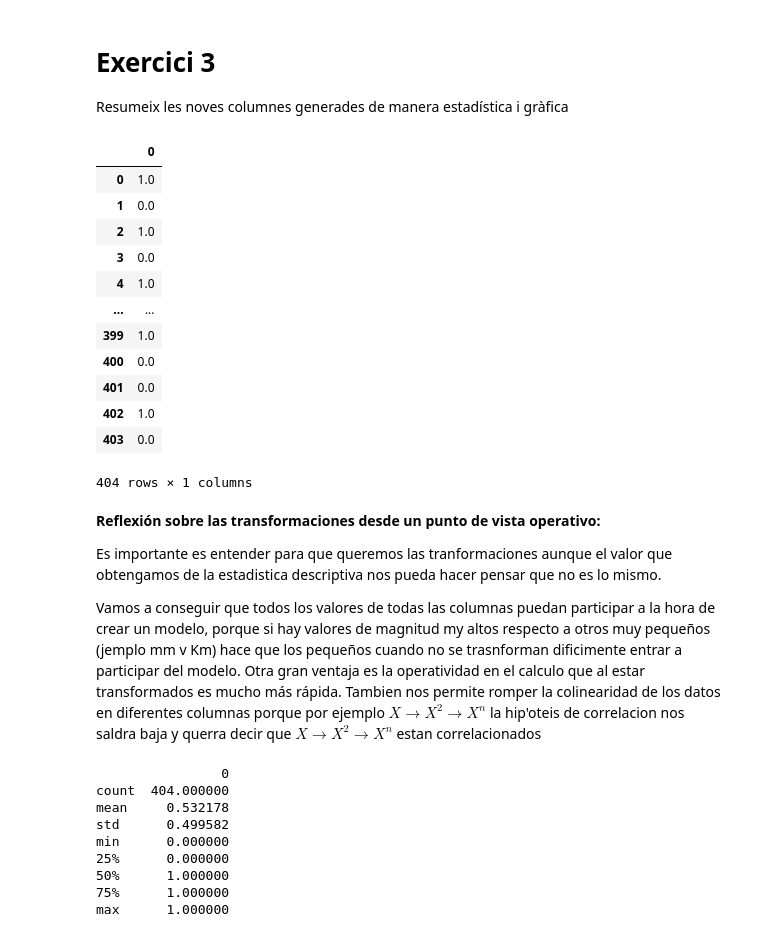
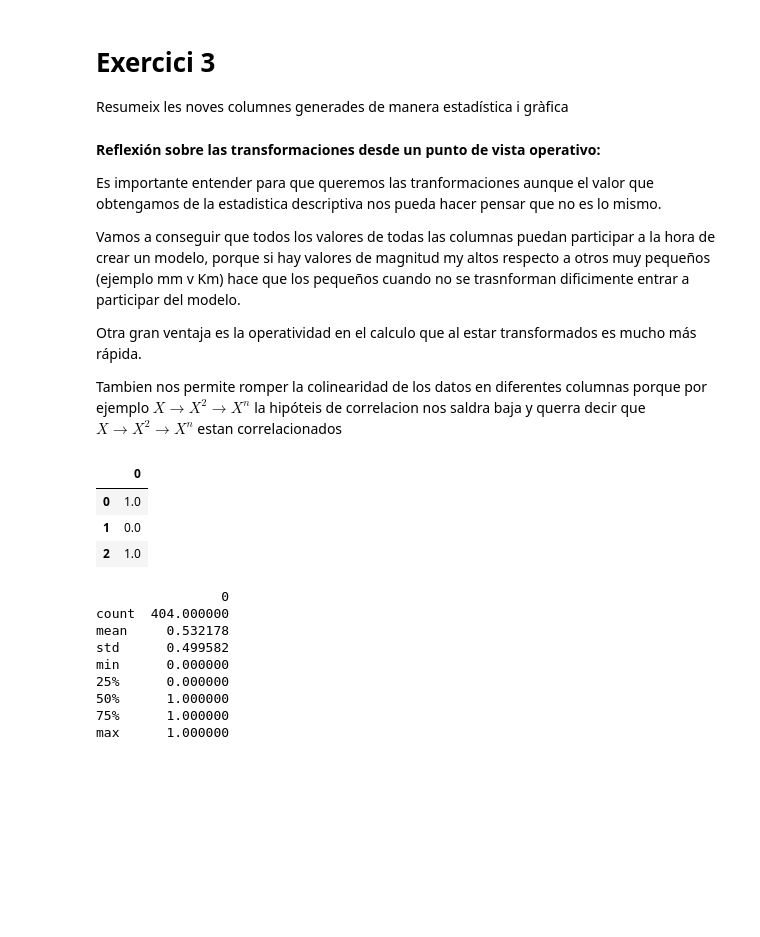
Before and after one commit to JMML2021/Tasca-M5-T02-Introducci-al-Machine-Learning, a Jupyter notebook: Tasca_M5_T02_Machine_Leaning.ipynb, the cells around one changed output. Saved outputs shown, nothing was run; the diff lists cells and outputs as text; code cells hidden in the pictures; blank space fills up the shorter version.

```diff
--- a/Tasca_M5_T02_Machine_Leaning.ipynb
+++ b/Tasca_M5_T02_Machine_Leaning.ipynb
@@ -418,31 +418,24 @@ plt.tight_layout(pad=0.4, w_pad=0.5, h_pad=5.0)
 # %% [markdown]
 # Exercici 3
 Resumeix les noves columnes generades de manera estadística i gràfica
+# %% [markdown]
+**Reflexión sobre las transformaciones desde un punto de vista operativo:**
+
+Es importante entender para que queremos las tranformaciones aunque el valor que obtengamos de la estadistica descriptiva nos pueda hacer pensar que no es lo mismo.
+
+Vamos a conseguir que todos los valores de todas las columnas puedan participar a la hora de crear un modelo, porque si hay valores de magnitud my altos respecto a otros muy pequeños (ejemplo mm v Km) hace que los pequeños cuando no se trasnforman dificimente entrar a participar del modelo.
+
+Otra gran ventaja es la operatividad en el calculo que al estar transformados es mucho más rápida.
+
+Tambien nos permite romper la colinearidad de los datos en diferentes columnas porque por ejemplo $X \rightarrow X^{2} \rightarrow X^{n}$ la hipóteis de correlacion nos saldra baja y querra decir que $X \rightarrow X^{2} \rightarrow X^{n}$ estan correlacionados
 # %%
 binary_CRIM = pd.DataFrame(binary_CRIM)
-binary_CRIM
+binary_CRIM[:3]
 # %% [output]
 |  | 0 |
 | 0 | 1.0 |
 | 1 | 0.0 |
 | 2 | 1.0 |
-| 3 | 0.0 |
-| 4 | 1.0 |
-| ... | ... |
-| 399 | 1.0 |
-| 400 | 0.0 |
-| 401 | 0.0 |
-| 402 | 1.0 |
-| 403 | 0.0 |
-404 rows × 1 columns
-# %% [markdown]
-**Reflexión sobre las transformaciones desde un punto de vista operativo:**
-
-Es importante es entender para que queremos las tranformaciones aunque el valor que obtengamos de la estadistica descriptiva nos pueda hacer pensar que no es lo mismo.
-
-Vamos a conseguir que todos los valores de todas las columnas puedan participar a la hora de crear un modelo, porque si hay valores de magnitud my altos respecto a otros muy pequeños (jemplo mm v Km) hace que los pequeños cuando no se trasnforman dificimente entrar a participar del modelo.
-Otra gran ventaja es la operatividad en el calculo que al estar transformados es mucho más rápida.
-Tambien nos permite romper la colinearidad de los datos en diferentes columnas porque por ejemplo $X \rightarrow X^{2} \rightarrow X^{n}$ la hip'oteis de correlacion nos saldra baja y querra decir que $X \rightarrow X^{2} \rightarrow X^{n}$ estan correlacionados
 # %%
 # Analizo los datos con estadistica descriptiva:
 
```
Also changed, not shown: parts of 13 cells of this notebook.
